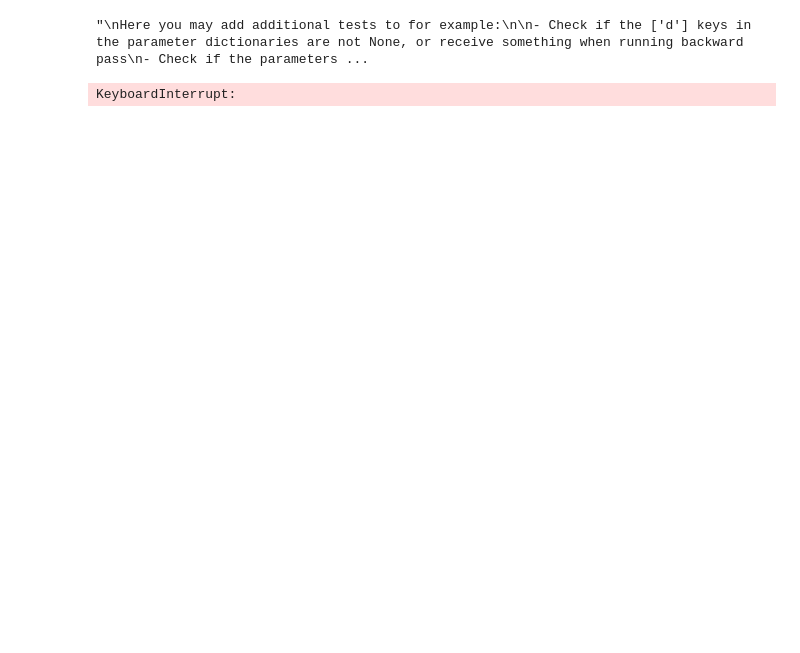
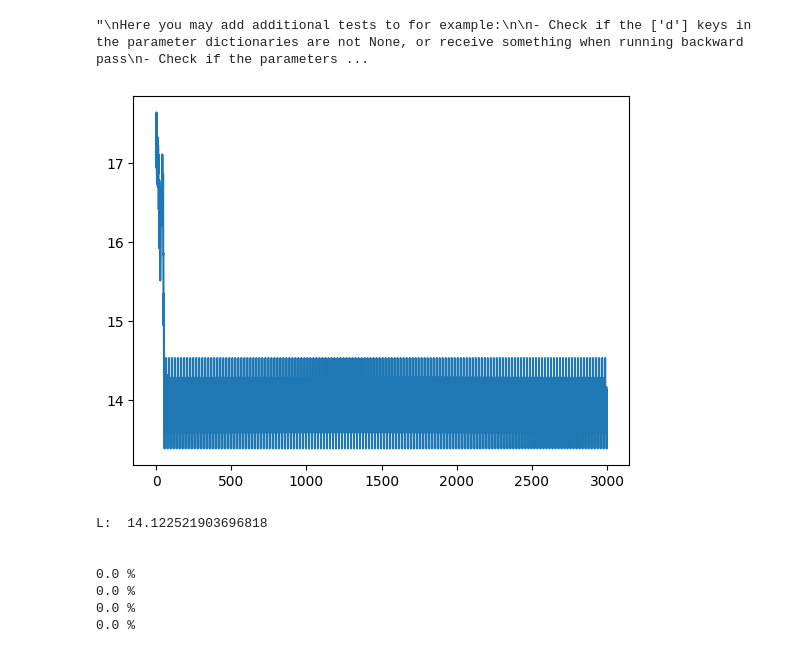
Before and after one commit to OliverRuden/TMA4320-scientific-computing, a Jupyter notebook: test_implementation.ipynb, the cells around one changed output. Drawn from its saved outputs; the diff is of its cells as text; code cells hidden in the pictures; blank space fills up the shorter version.

```diff
--- a/test_implementation.ipynb
+++ b/test_implementation.ipynb
@@ -235,11 +243,11 @@ n_max = 6
 m = 10
 n_iter = 150
 
-d = 50
-k = 40
-p = 60
+d = 30
+k = 20
+p = 40
 
-samples_per_batch = 250
+samples_per_batch = 150
 n_batches_train = 20
 n_batches_test = 4
 
@@ -255,41 +263,47 @@ softmax_add = Softmax()
 network_add = NeuralNetwork([embed_pos_add, feed_forward1_add, attention1_add, feed_forward2_add, attention2_add, feed_forward3_add, attention3_add, un_embed_add, softmax_add])
 loss_add = CrossEntropy()
 dataSet = get_train_test_addition(n_digit=2, samples_per_batch = samples_per_batch, n_batches_train = n_batches_train, n_batches_test = n_batches_test)
-network_add, L = training(network_add, loss_add, [dataSet['x_train'],dataSet['y_train']], n_iter, m, alpha = 0.001)
+data = [dataSet['x_train'],dataSet['y_train']]
+network_add, L = training(network_add, loss_add, data, n_iter, m, alpha = 0.001)
 
 fig, ax = plt.subplots()
 ax.plot(np.arange(0,len(L),1), L)
 plt.show()
 print("L: ", L[-1], "\n\n")
 
 t = 0
 
 for batch_number in range(n_batches_test):
 
     x_arr = dataSet['x_test'][batch_number]
 
     for i in range(3):
         z = np.argmax(network_add.forward(onehot(x_arr,m)), axis = 1)
         x_arr = np.append(x_arr, z[:,-1:], axis = 1)
 
     for x in range(samples_per_batch):
 
         useful_x_values = x_arr[x,-3:]
+
         equal = True
-
-        if x%25==0:
-            print(dataSet['x_test'][batch_number,x], "\n", dataSet['y_test'][batch_number,x], "\n", useful_x_values)
 
         for digit in range(3):
             if useful_x_values[-(1+digit)]!=dataSet['y_test'][batch_number,x,digit]:
                 equal = False
 
         if equal:
             t+=1
 
-    print(t/(samples_per_batch*n_batches_test)*100, "%")
+    print(t/(samples_per_batch*(batch_number+1))*100, "%")
 # %% [output]
+[figure, added]
-KeyboardInterrupt:
+L:  14.122521903696818
+
+
+0.0 %
+0.0 %
+0.0 %
+0.0 %
 # %%
 fig, ax = plt.subplots()
 ax.plot(np.arange(0,len(L),1), L)
```
Also changed, not shown: parts of 4 cells of this notebook.
